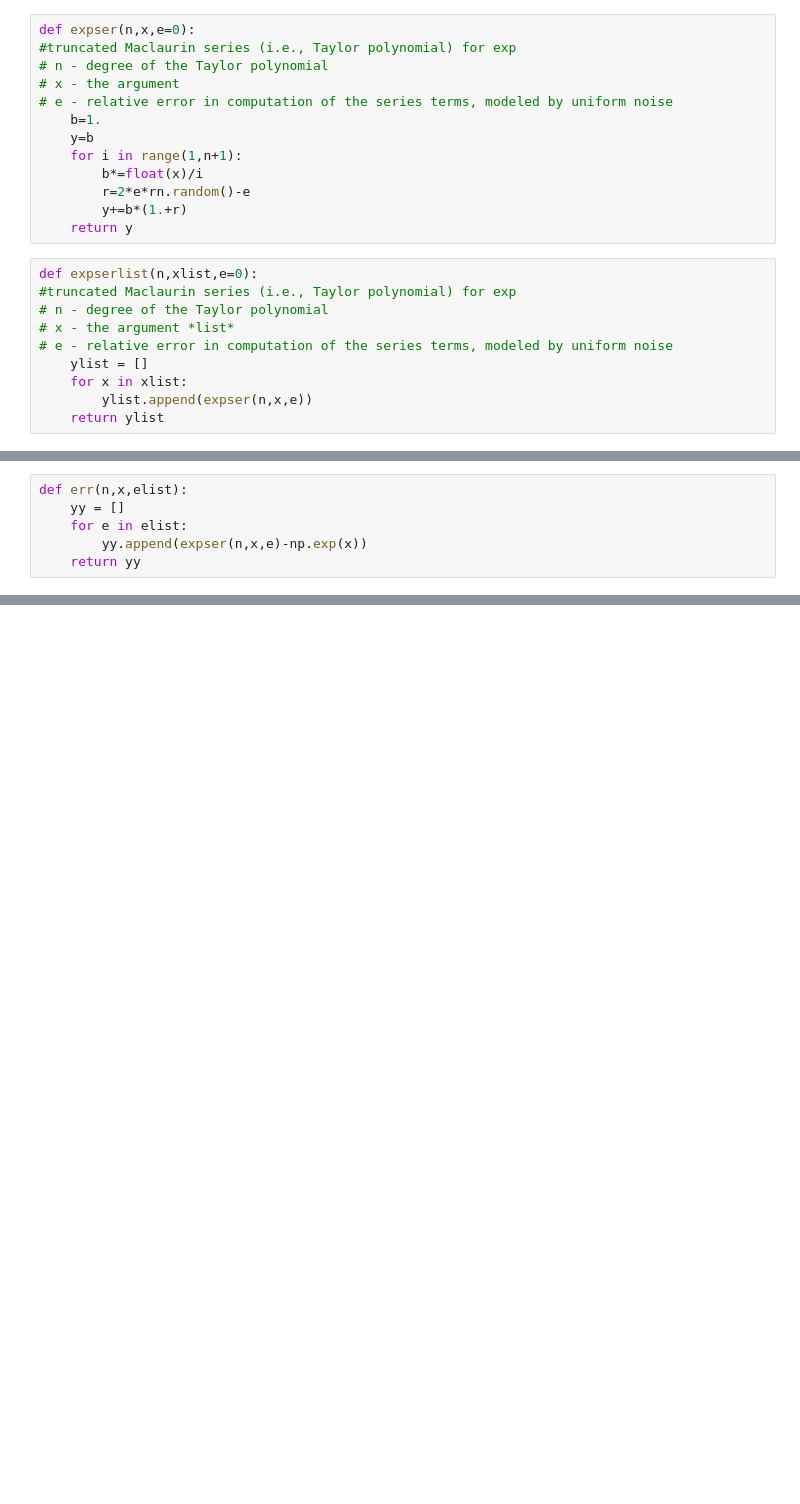
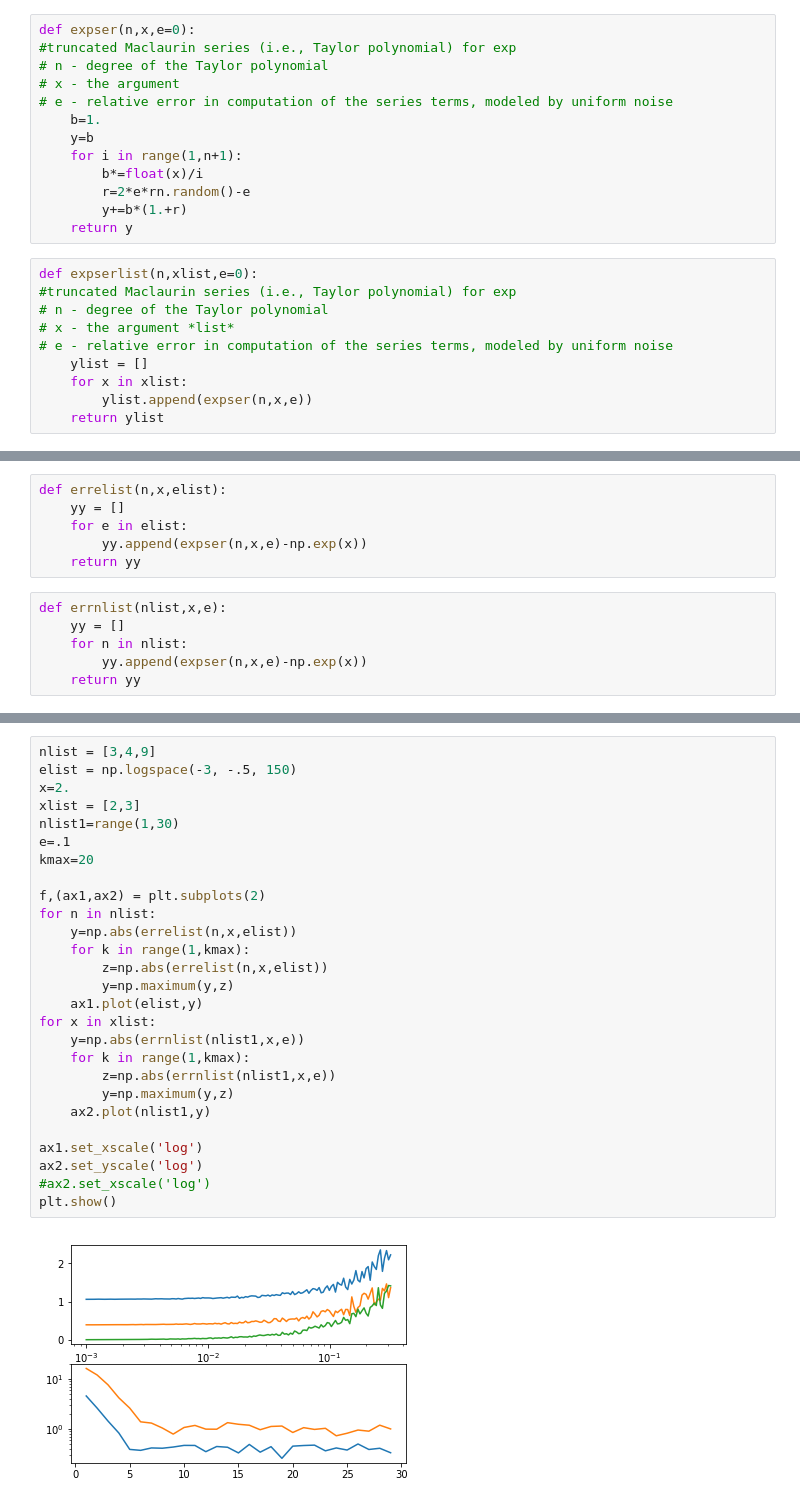
Before and after one commit to m4wright/power, a Jupyter notebook: power.ipynb, the cells around one changed output, grey strips where cells are left out. Drawn from its saved outputs; the diff is of its cells as text; blank space fills up the shorter version.

```diff
--- a/power.ipynb
+++ b/power.ipynb
@@ -28,8 +35,14 @@ def expserlist(n,xlist,e=0):
 # %%
-def err(n,x,elist):
+def errelist(n,x,elist):
     yy = []
     for e in elist:
         yy.append(expser(n,x,e)-np.exp(x))
     return yy
+# %%
+def errnlist(nlist,x,e):
+    yy = []
+    for n in nlist:
+        yy.append(expser(n,x,e)-np.exp(x))
+    return yy
 # %%
 xlist = np.linspace(-3, 2, 50)
@@ -49,0 +67,29 @@ plt.show()
+# %%
+nlist = [3,4,9]
+elist = np.logspace(-3, -.5, 150)
+x=2.
+xlist = [2,3]
+nlist1=range(1,30)
+e=.1
+kmax=20
+
+f,(ax1,ax2) = plt.subplots(2)
+for n in nlist:
+    y=np.abs(errelist(n,x,elist))
+    for k in range(1,kmax):
+        z=np.abs(errelist(n,x,elist))
+        y=np.maximum(y,z)
+    ax1.plot(elist,y)
+for x in xlist:
+    y=np.abs(errnlist(nlist1,x,e))
+    for k in range(1,kmax):
+        z=np.abs(errnlist(nlist1,x,e))
+        y=np.maximum(y,z)
+    ax2.plot(nlist1,y)
+
+ax1.set_xscale('log')
+ax2.set_yscale('log')
+#ax2.set_xscale('log')
+plt.show()
+# %% [output]
+[figure, added]
```
Also changed, not shown: parts of 3 cells of this notebook.
